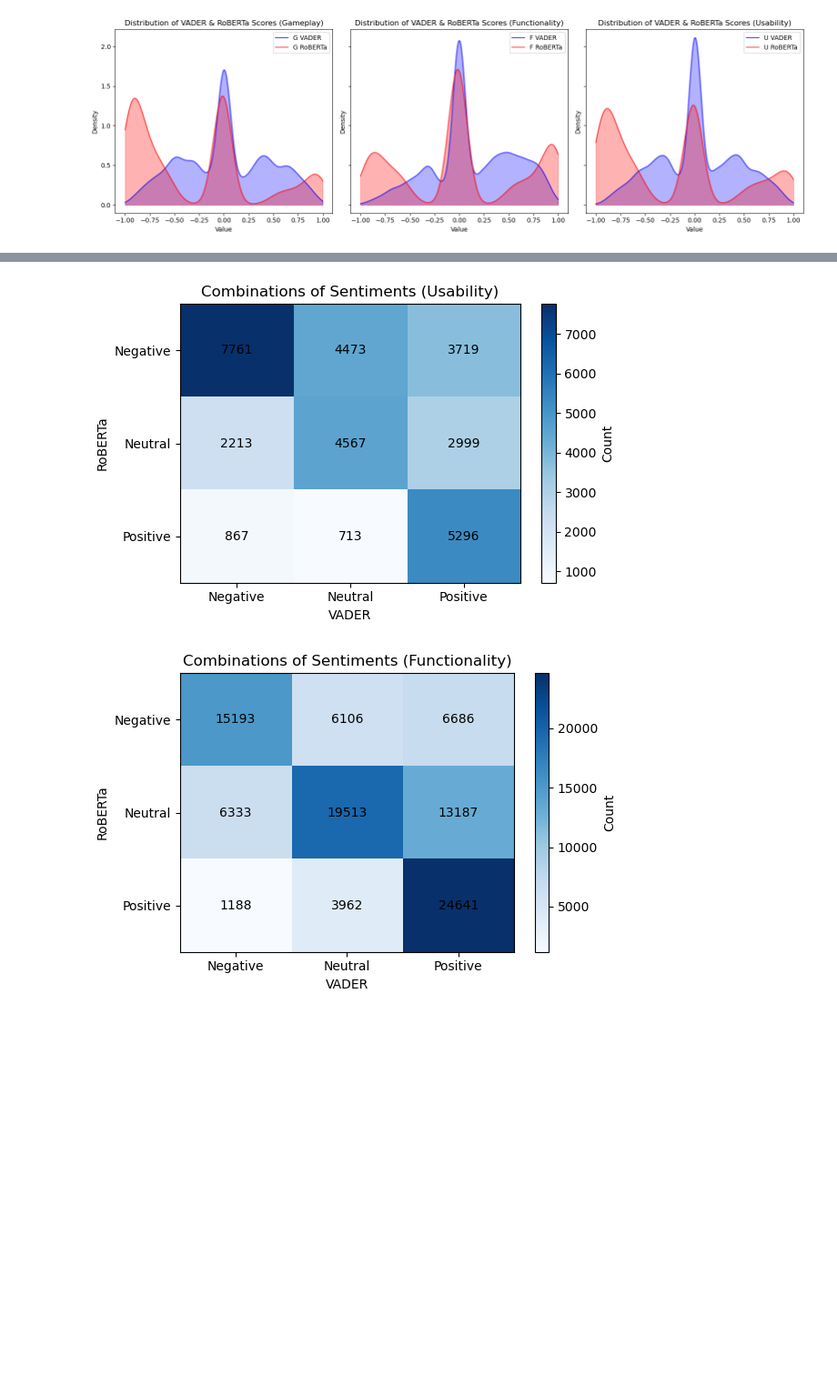
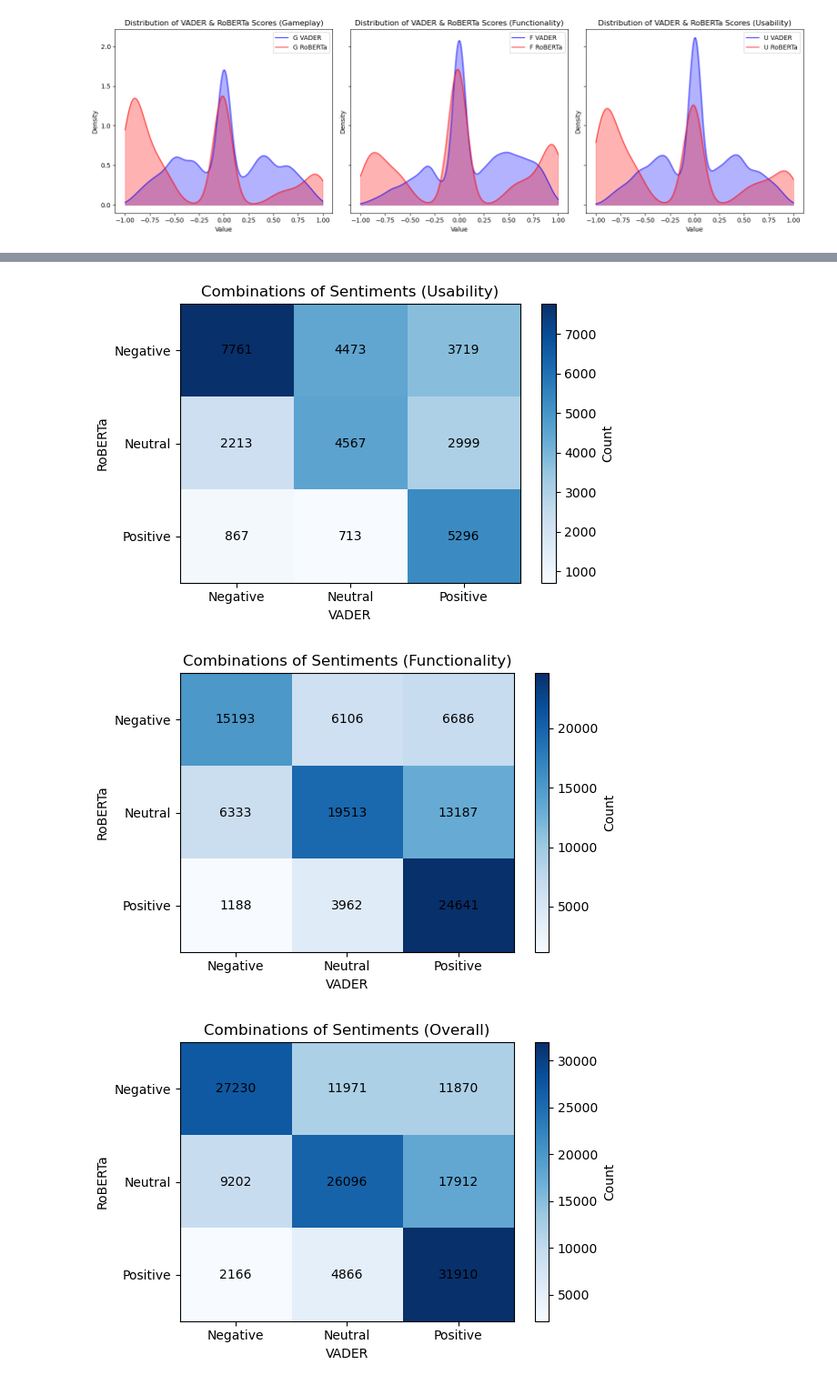
Before and after one commit to sabink6/game-pulse, a Jupyter notebook: sprint3_post_filtering_sentiment_analysis.ipynb, the cells around one changed output, grey strips where cells are left out. Shown at 91% size. Cells and saved outputs as stored; diff of their text form; code cells hidden in the pictures; blank space fills up the shorter version.

Commit message:
Added additional charts and stats for the overall dataset

```diff
--- a/sprint3_post_filtering_sentiment_analysis.ipynb
+++ b/sprint3_post_filtering_sentiment_analysis.ipynb
@@ -457,7 +457,13 @@ plt.show()
 # %% [output]
 [figure]
 # %%
-dataset_names = ['Gameplay','Usability','Functionality']
+dataset_names = ['Gameplay','Usability','Functionality', 'Overall']
+unified_data = pd.concat([datasets[0], datasets[1], datasets[2]], ignore_index=True)
+
+print(len(unified_data))
+print(len(datasets))
+if len(datasets) < 4:
+    datasets.append(unified_data)
 
 for d in range(len(datasets)):
     # Count combinations
@@ -486,6 +494,7 @@ for d in range(len(datasets)):
 [figure]
 [figure]
 [figure]
+[figure, added]
 # %%
 
 for d in range(len(datasets)):
```
Also changed, not shown: parts of 2 cells of this notebook, 9 other files.
